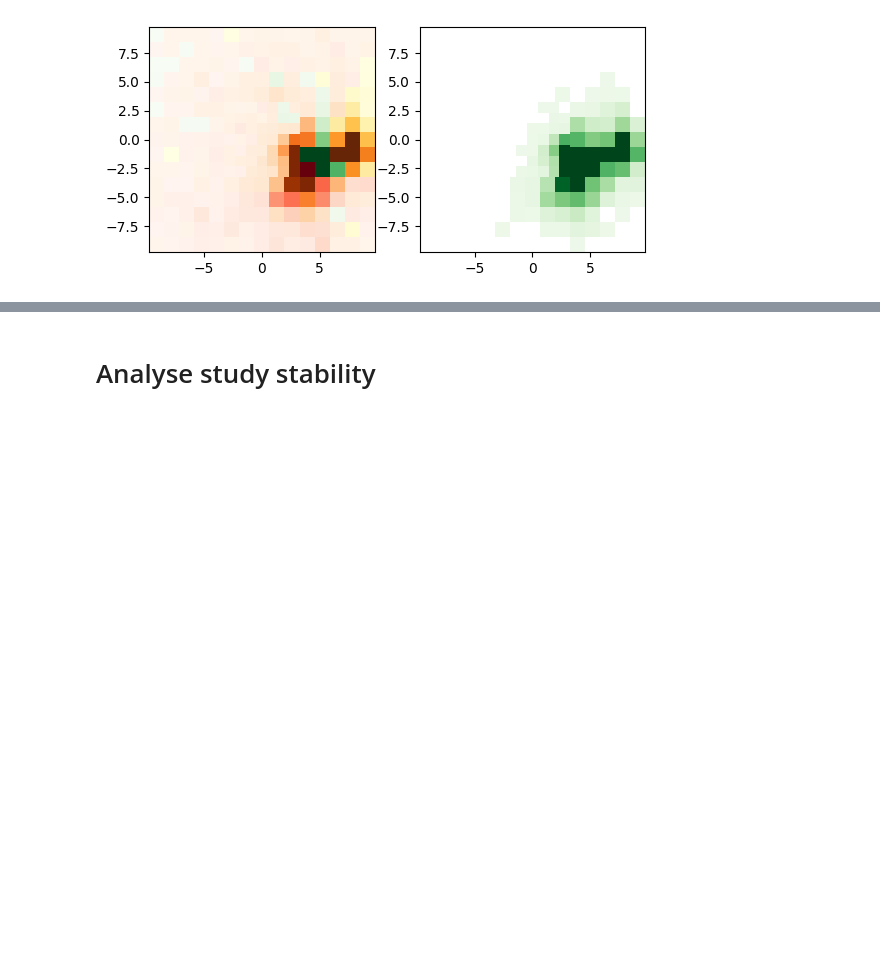
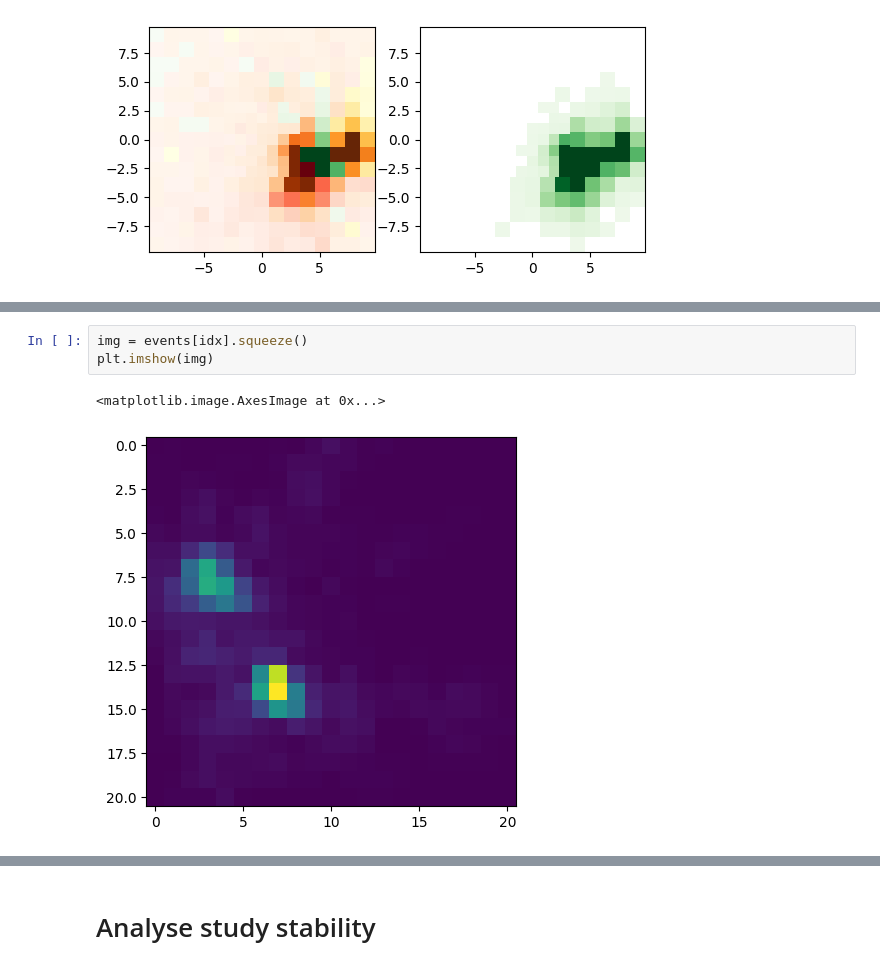
Before and after one commit to Bjartensen/python_focalh_clustering, a Jupyter notebook: notebooks/study.ipynb, the cells around one changed output, grey strips where cells are left out. Saved outputs shown, nothing was run; the diff lists cells and outputs as text; blank space fills up the shorter version.

```diff
--- a/notebooks/study.ipynb
+++ b/notebooks/study.ipynb
@@ -234,0 +251,6 @@ array([[1.       , 1.       , 1.       , ..., 1.       , 1.       ,
+# %%
+img = events[idx].squeeze()
+plt.imshow(img)
+# %% [output]
+<matplotlib.image.AxesImage at 0x...>
+[figure, added]
```
Also changed, not shown: parts of 10 cells of this notebook, 7 other files.
